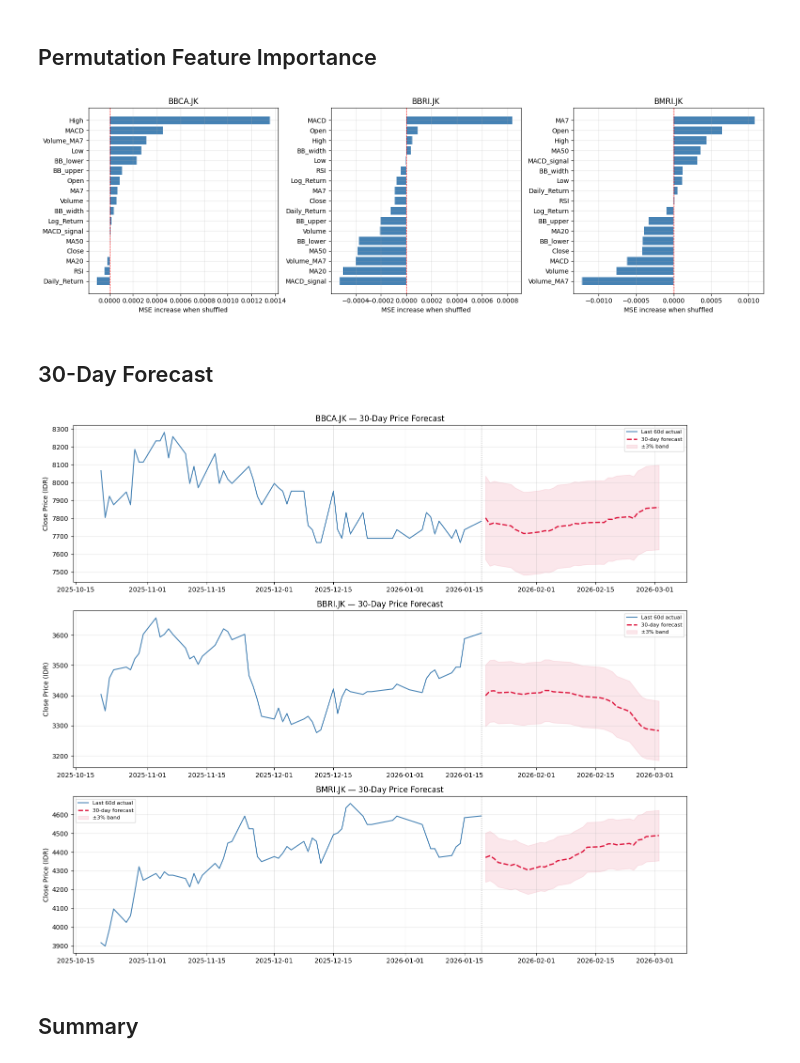
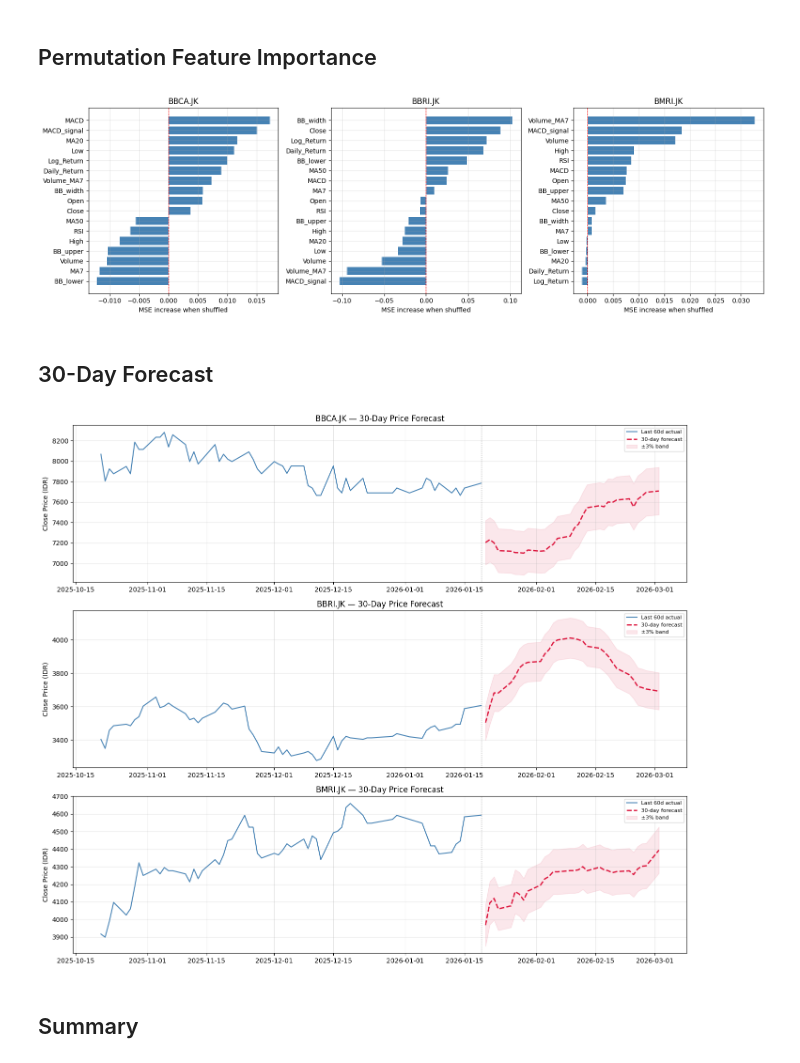
Before and after one commit to RaksaDana/RaksaDana, a Jupyter notebook: notebook/03.Modelling-Evaluation.ipynb, the cells around one changed output. Drawn from its saved outputs; the diff is of its cells as text; code cells hidden in the pictures.

```diff
--- a/notebook/03.Modelling-Evaluation.ipynb
+++ b/notebook/03.Modelling-Evaluation.ipynb
@@ -61,30 +61,24 @@ window_size   = data['window_size']
 tickers       = data['tickers']
 featured_data = data['featured_data']
 
-CONSTANT_COLS    = ['ROE', 'EPS', 'DY']
-keep_idx         = [i for i, c in enumerate(feature_cols) if c not in CONSTANT_COLS]
-active_features  = [feature_cols[i] for i in keep_idx]
-n_features       = len(active_features)
-n_features_orig  = len(feature_cols)
-
-for ticker in tickers:
-    sequences[ticker]['X_train'] = sequences[ticker]['X_train'][:, :, keep_idx]
-    sequences[ticker]['X_test']  = sequences[ticker]['X_test'][:,  :, keep_idx]
+active_features = feature_cols
+n_features      = len(feature_cols)
 
 SG_WINDOW = 11
 SG_POLY   = 3
 
 for ticker in tickers:
-    y_train_raw = sequences[ticker]['y_train']
+    y_train_raw    = sequences[ticker]['y_train']
     y_train_smooth = savgol_filter(y_train_raw, window_length=SG_WINDOW, polyorder=SG_POLY)
     sequences[ticker]['y_train_raw']    = y_train_raw
     sequences[ticker]['y_train_smooth'] = y_train_smooth.astype(np.float32)
 
-print(f'Tickers : {tickers}')
-print(f'Features: {n_features} ({active_features})')
-print(f'Target  : {target_col} (SG-smoothed for training)')
-print(f'SG filter: window={SG_WINDOW}, polyorder={SG_POLY}')
-print(f'Window  : {window_size}')
+print(f'Tickers   : {tickers}')
+print(f'Features  : {n_features} ({feature_cols})')
+print(f'Target    : {target_col} (SG-smoothed for training)')
+print(f'SG filter : window={SG_WINDOW}, polyorder={SG_POLY}')
+print(f'Scaler    : {data.get("scaler_type", "?")} (fit: {data.get("scaler_fit", "?")})')
+print(f'Window    : {window_size}')
 for ticker in tickers:
     s = sequences[ticker]
     print(f'{ticker:10s}  X_train {s["X_train"].shape}  X_test {s["X_test"].shape}')
@@ -260,7 +255,7 @@ plt.show()
 ## Ensemble Prediction
 # %%
 def inverse_close(scaler, scaled_values):
-    dummy = np.zeros((len(scaled_values), n_features_orig))
+    dummy = np.zeros((len(scaled_values), n_features))
     dummy[:, target_idx] = scaled_values.flatten()
     return scaler.inverse_transform(dummy)[:, target_idx]
 
@@ -546,13 +541,11 @@ plt.tight_layout()
 plt.savefig(os.path.join(PROCESSED_DIR, 'feature_importance.png'), dpi=120, bbox_inches='tight')
 plt.show()
 # %% [output]
-[figure, old version]
+[figure, new version]
 # %% [markdown]
 ## 30-Day Forecast
 # %%
 FORECAST_DAYS = 30
-
-active_target_idx = active_features.index(target_col)
 
 fig, axes = plt.subplots(len(tickers), 1, figsize=(14, 4 * len(tickers)))
 
@@ -569,35 +562,35 @@ for i, ticker in enumerate(tickers):
         preds = np.mean([m.predict(last_window[np.newaxis], verbose=0)[0, 0]
                          for m in models_list])
         forecast_scaled.append(preds)
 
         new_step = last_window[-1].copy()
-        new_step[active_target_idx] = preds
+        new_step[target_idx] = preds
         last_window = np.vstack([last_window[1:], new_step])
 
     forecast = inverse_close(scaler, np.array(forecast_scaled))
 
     last_actuals = predictions[ticker]['y_test_true'][-60:]
     last_dates   = featured_data[ticker].index[-60:]
     future_dates = pd.bdate_range(
         start=last_dates[-1] + pd.Timedelta(days=1), periods=FORECAST_DAYS,
     )
 
     ax.plot(last_dates,   last_actuals, color='steelblue', lw=1.5, label='Last 60d actual')
     ax.plot(future_dates, forecast,     color='crimson',   lw=2, linestyle='--',
             label=f'{FORECAST_DAYS}-day forecast')
     ax.fill_between(future_dates, forecast * 0.97, forecast * 1.03,
                     color='crimson', alpha=0.1, label='±3% band')
     ax.axvline(last_dates[-1], color='gray', linestyle=':', lw=1)
     ax.set_title(f'{ticker} — {FORECAST_DAYS}-Day Price Forecast')
     ax.set_ylabel('Close Price (IDR)')
     ax.legend(fontsize=8)
     ax.grid(alpha=0.3)
 
 plt.tight_layout()
 plt.savefig(os.path.join(PROCESSED_DIR, 'forecast_30d.png'), dpi=120, bbox_inches='tight')
 plt.show()
 # %% [output]
-[figure, old version]
+[figure, new version]
 # %% [markdown]
 ## Summary
 # %%
```
Also changed, not shown: parts of 11 cells of this notebook, 16 other files.
